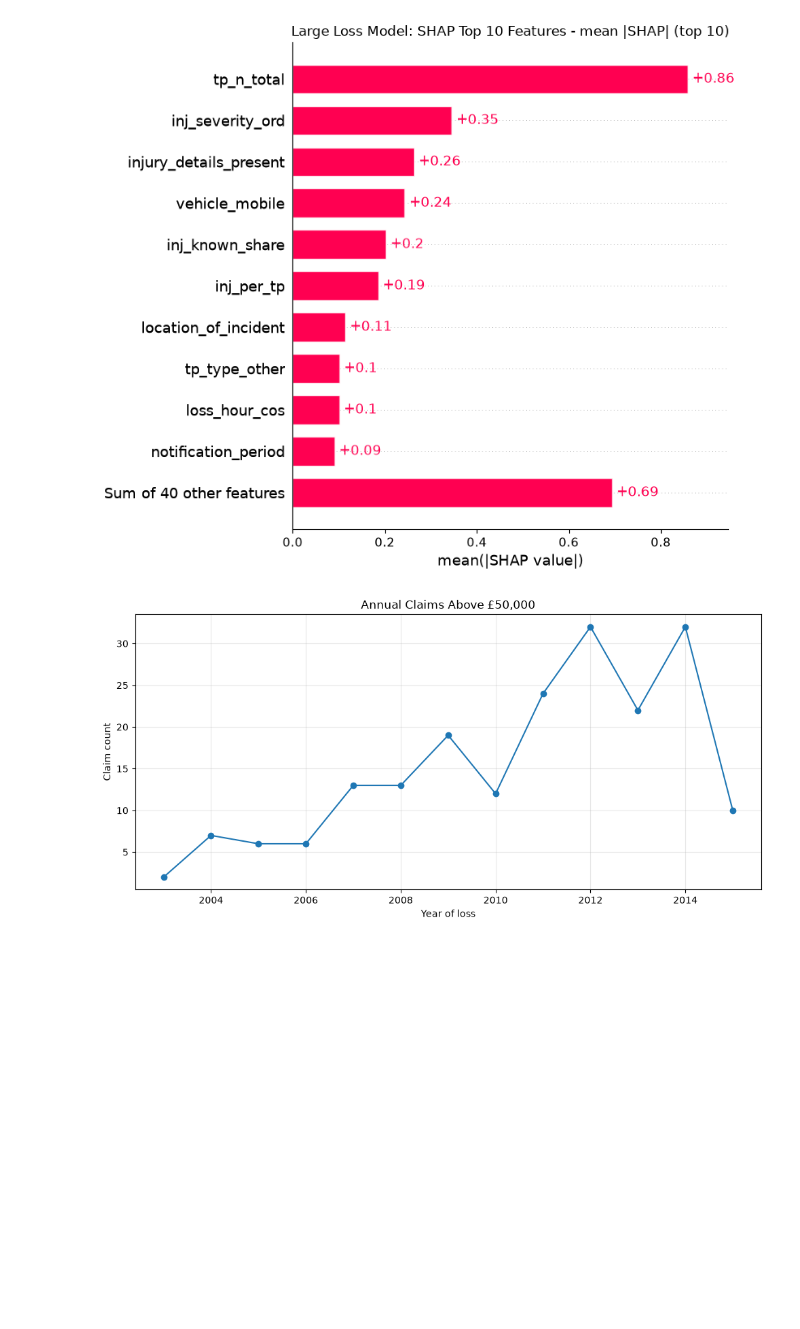
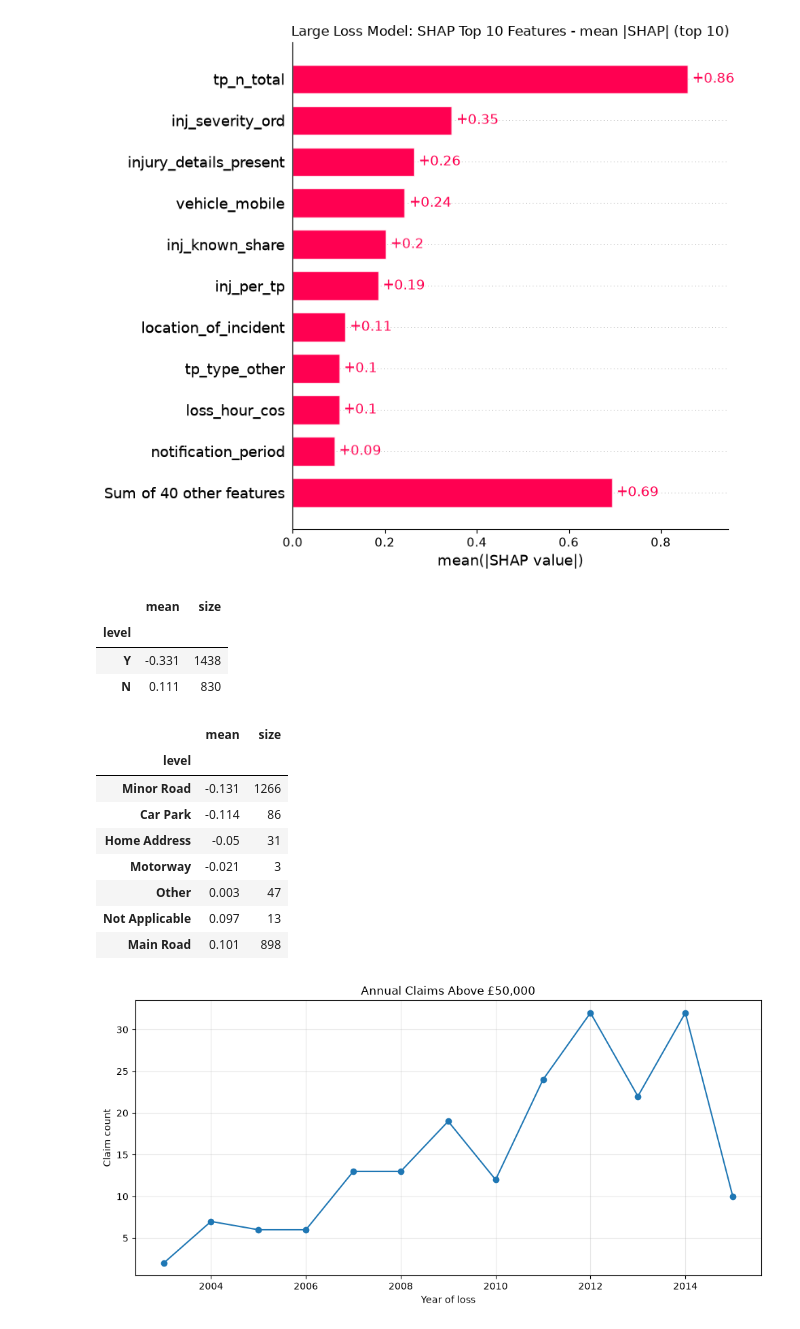
Before and after one commit to qusai238/fnol_modelling, a Jupyter notebook: notebooks/fnol_analysis.ipynb, the cells around one changed output. Cells and saved outputs as stored; diff of their text form; code cells hidden in the pictures; blank space fills up the shorter version.

Commit message:
adding shap values for Large Loss model

```diff
--- a/notebooks/fnol_analysis.ipynb
+++ b/notebooks/fnol_analysis.ipynb
@@ -688,6 +688,26 @@ plot_shap_top_features(shap_large_loss, n_features=10, title="Large Loss Model:
 # %% [output]
 [figure]
 [figure]
+# %%
+X_oos = oos[FEATURE_COLS]
+for col in ["vehicle_mobile", "location_of_incident"]:
+    summary = (pd.DataFrame({"level": X_oos[col].astype(str), "shap": shap_large_loss[:, col].values})
+                 .groupby("level")["shap"].agg(["mean", "size"]).sort_values("mean"))
+    display(summary.round(3))
+# %% [output]
+|  | mean | size |
+| level |  |  |
+| Y | -0.331 | 1438 |
+| N | 0.111 | 830 |
+|  | mean | size |
+| level |  |  |
+| Minor Road | -0.131 | 1266 |
+| Car Park | -0.114 | 86 |
+| Home Address | -0.05 | 31 |
+| Motorway | -0.021 | 3 |
+| Other | 0.003 | 47 |
+| Not Applicable | 0.097 | 13 |
+| Main Road | 0.101 | 898 |
 # %%
 # time series of large loss claims by year
 annual_large_claim_counts = (
```
